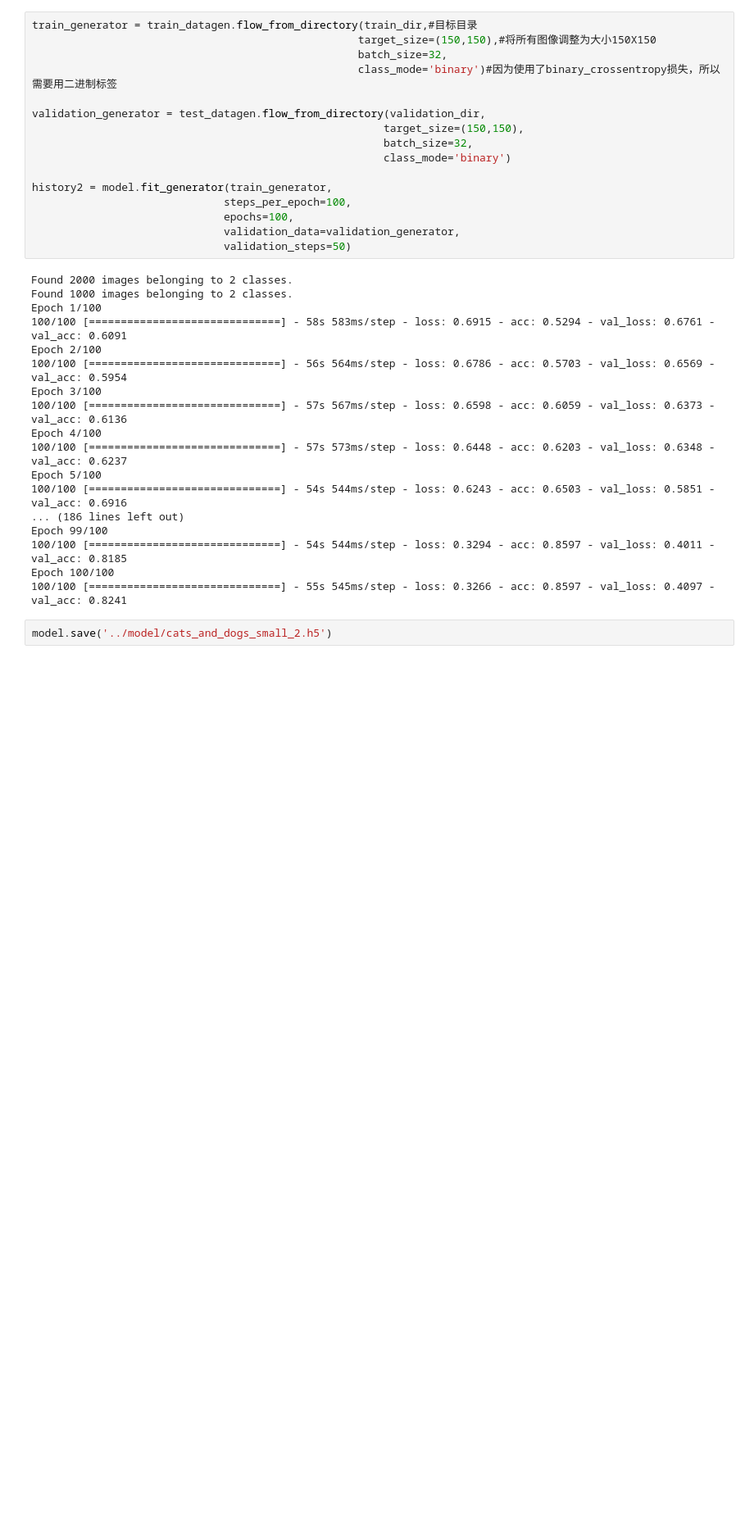
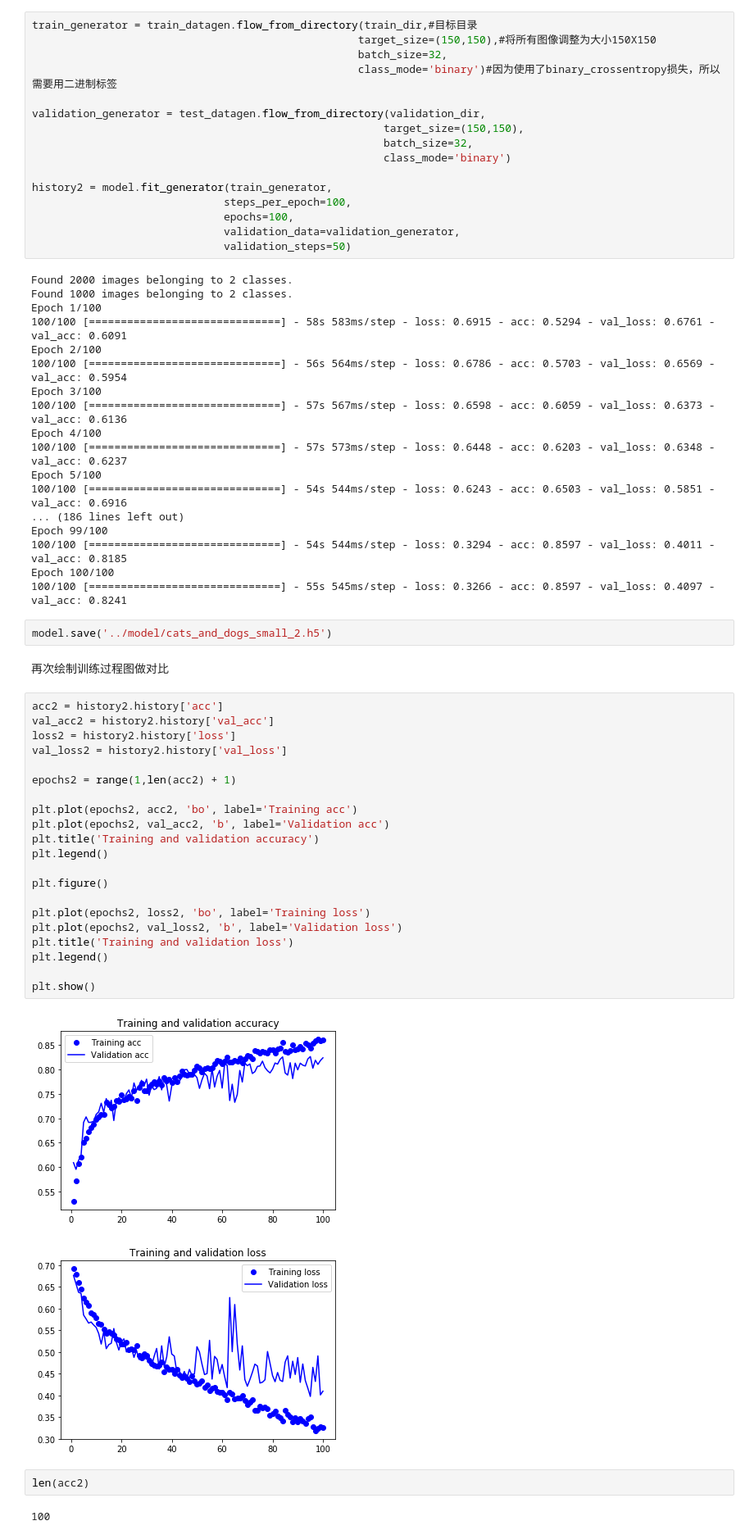
Before and after one commit to 515074431/tensorflow-study-notes, a Jupyter notebook: python深度学习_美弗朗索瓦肖莱/5-2.ipynb, the cells around one changed output. Shown: that part at 82% size. Drawn from its saved outputs; the diff is of its cells as text; blank space fills up the shorter version.

```diff
--- a/python深度学习_美弗朗索瓦肖莱/5-2.ipynb
+++ b/python深度学习_美弗朗索瓦肖莱/5-2.ipynb
@@ -371,3 +371,33 @@ Epoch 100/100
 100/100 [==============================] - 55s 545ms/step - loss: 0.3266 - acc: 0.8597 - val_loss: 0.4097 - val_acc: 0.8241
 # %%
 model.save('../model/cats_and_dogs_small_2.h5')
+# %% [markdown]
+再次绘制训练过程图做对比
+# %%
+acc2 = history2.history['acc']
+val_acc2 = history2.history['val_acc']
+loss2 = history2.history['loss']
+val_loss2 = history2.history['val_loss']
+
+epochs2 = range(1,len(acc2) + 1)
+
+plt.plot(epochs2, acc2, 'bo', label='Training acc')
+plt.plot(epochs2, val_acc2, 'b', label='Validation acc')
+plt.title('Training and validation accuracy')
+plt.legend()
+
+plt.figure()
+
+plt.plot(epochs2, loss2, 'bo', label='Training loss')
+plt.plot(epochs2, val_loss2, 'b', label='Validation loss')
+plt.title('Training and validation loss')
+plt.legend()
+
+plt.show()
+# %% [output]
+[figure, added]
+[figure, added]
+# %%
+len(acc2)
+# %% [output]
+100
```
